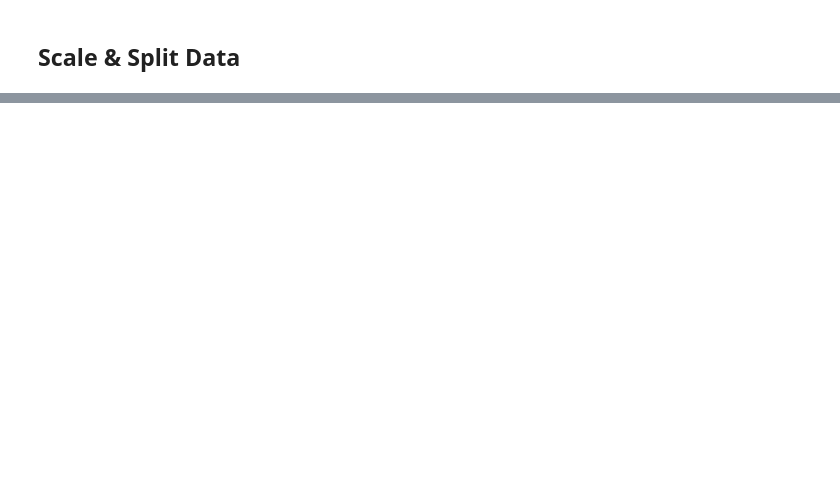
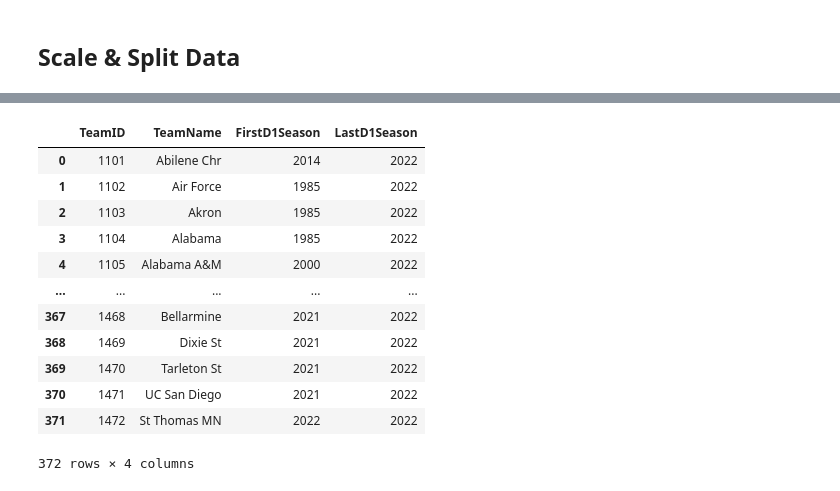
Before and after one commit to SKCwillie/NCAA2021, a Jupyter notebook: Model.ipynb, the cells around one changed output, grey strips where cells are left out. Cells and saved outputs as stored; diff of their text form; code cells hidden in the pictures; blank space fills up the shorter version.

```diff
--- a/Model.ipynb
+++ b/Model.ipynb
@@ -134,0 +143,16 @@ get_winner('Michigan', 'LSU', 2021)
+# %%
+TeamIDs
+# %% [output]
+|  | TeamID | TeamName | FirstD1Season | LastD1Season |
+| 0 | 1101 | Abilene Chr | 2014 | 2022 |
+| 1 | 1102 | Air Force | 1985 | 2022 |
+| 2 | 1103 | Akron | 1985 | 2022 |
+| 3 | 1104 | Alabama | 1985 | 2022 |
+| 4 | 1105 | Alabama A&M | 2000 | 2022 |
+| ... | ... | ... | ... | ... |
+| 367 | 1468 | Bellarmine | 2021 | 2022 |
+| 368 | 1469 | Dixie St | 2021 | 2022 |
+| 369 | 1470 | Tarleton St | 2021 | 2022 |
+| 370 | 1471 | UC San Diego | 2021 | 2022 |
+| 371 | 1472 | St Thomas MN | 2022 | 2022 |
+372 rows × 4 columns
```
Also changed, not shown: parts of 11 cells of this notebook, 6 other files.
